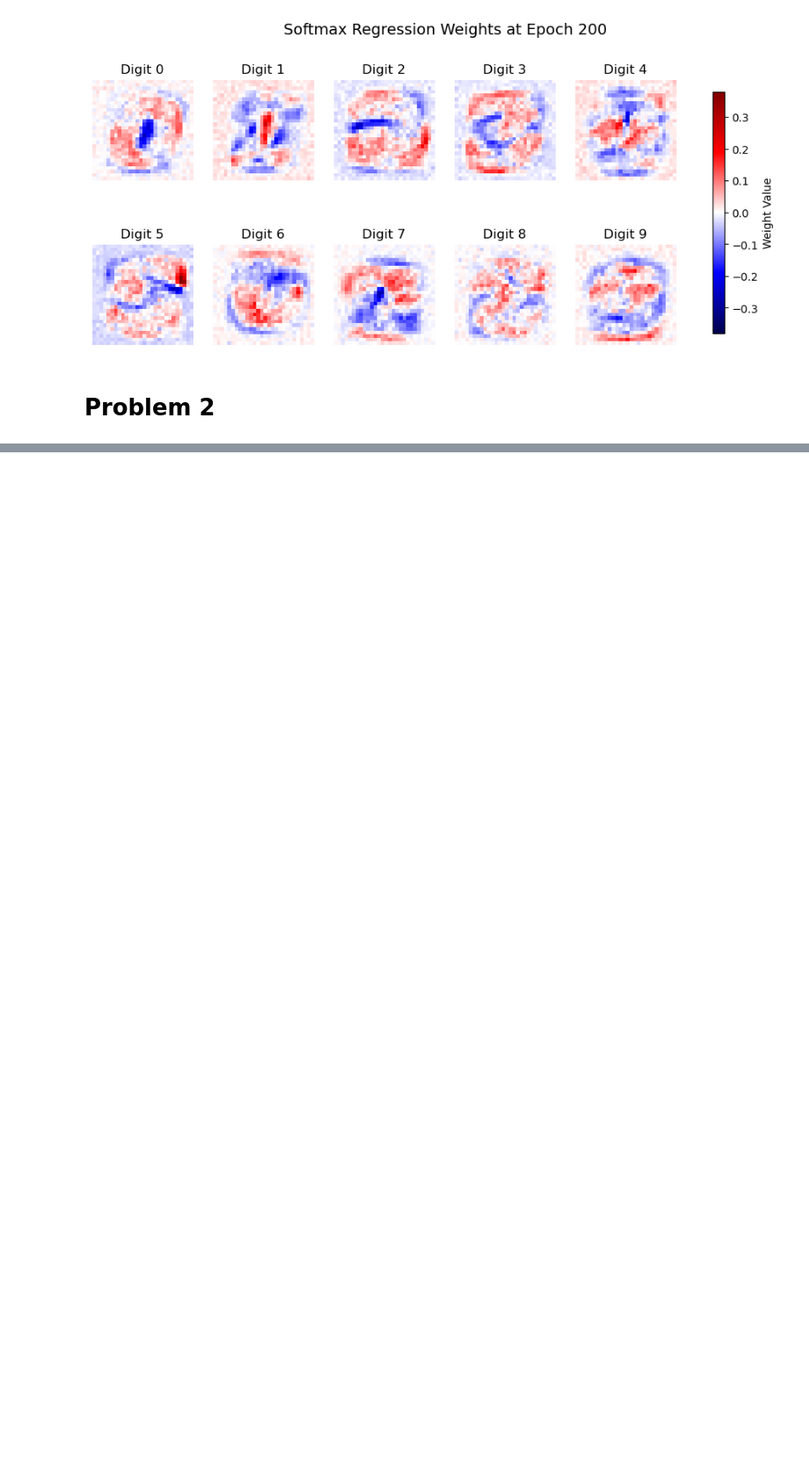
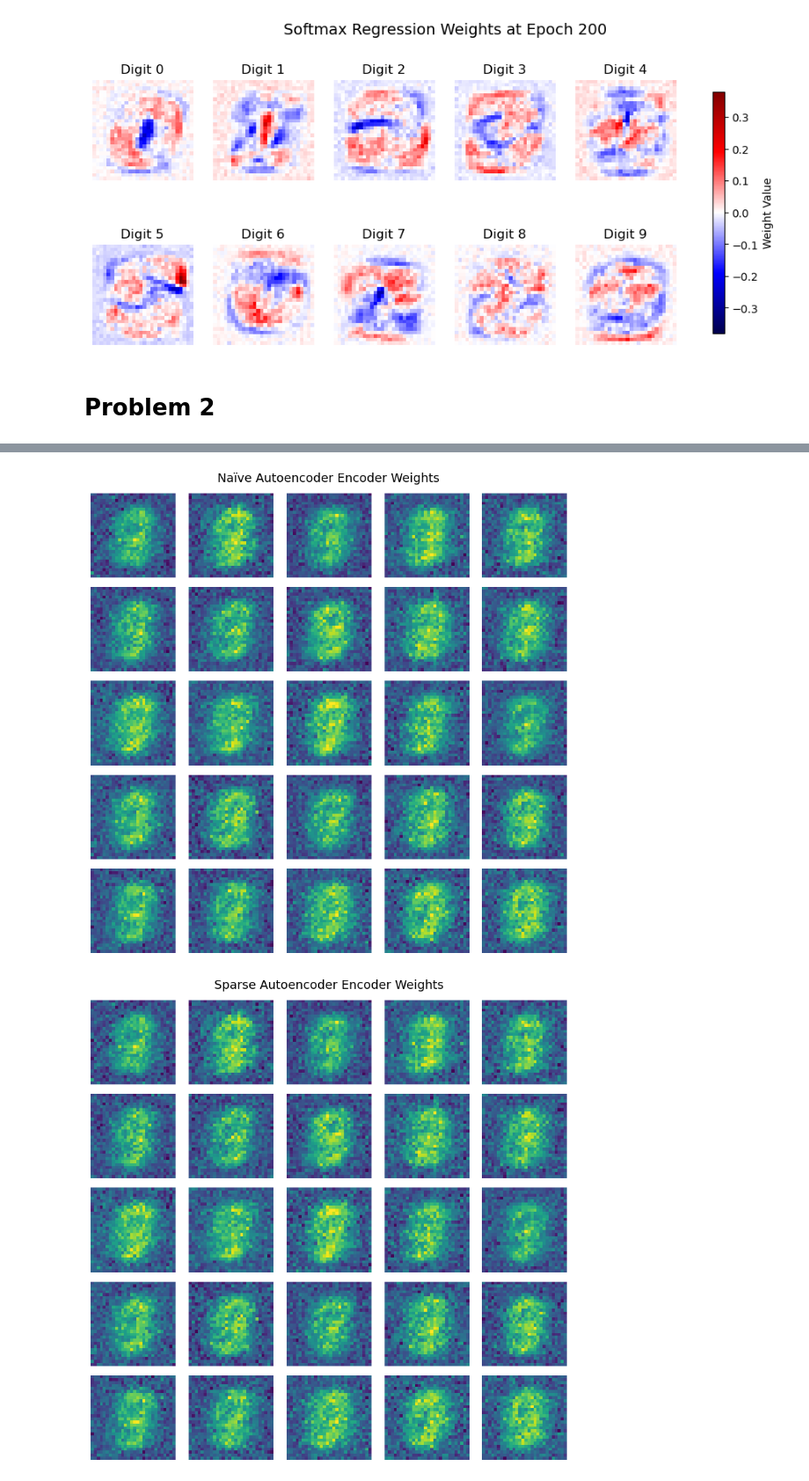
Before and after one commit to lorivera23/Deep-Learning-Systems, a Jupyter notebook: HW1/HW1.ipynb, the cells around one changed output, grey strips where cells are left out. Shown at 88% size. Cells and saved outputs as stored; diff of their text form; code cells hidden in the pictures; blank space fills up the shorter version.

```diff
--- a/HW1/HW1.ipynb
+++ b/HW1/HW1.ipynb
@@ -385,3 +388,5 @@ class Autoencoder(nn.Module):
         reconstruction = self.decode(hidden)
 
         return reconstruction, hidden
+# %%
+reconstruction_criterion = nn.BCELoss()
@@ -391,3 +418,18 @@ naive_autoencoder = Autoencoder().to(device)
 
 torch.manual_seed(42)
 sparse_autoencoder = Autoencoder().to(device)
+# %%
+ae_learning_rate = 0.1
+
+naive_optimizer = torch.optim.SGD(
+    naive_autoencoder.parameters(),
+    lr=ae_learning_rate
+)
+
+sparse_optimizer = torch.optim.SGD(
+    sparse_autoencoder.parameters(),
+    lr=ae_learning_rate
+)
+# %%
+alpha = 0.2
+sparsity_weight = 0.1
@@ -393,0 +566,28 @@ sparse_autoencoder = Autoencoder().to(device)
+# %%
+def plot_encoder_weights(model, title, num_features=25):
+    weights = model.encoder.weight.detach().cpu()
+
+    fig, axes = plt.subplots(5, 5, figsize=(8, 8))
+
+    for feature_index, ax in enumerate(axes.flat):
+        weight_image = weights[feature_index].view(28, 28)
+
+        ax.imshow(weight_image, cmap="viridis")
+        ax.axis("off")
+
+    fig.suptitle(title, fontsize=14)
+    plt.tight_layout()
+    plt.show()
+# %%
+plot_encoder_weights(
+    naive_autoencoder,
+    "Naïve Autoencoder Encoder Weights"
+)
+
+plot_encoder_weights(
+    sparse_autoencoder,
+    "Sparse Autoencoder Encoder Weights"
+)
+# %% [output]
+[figure, added]
+[figure, added]
```
Also changed, not shown: parts of 13 cells of this notebook.
